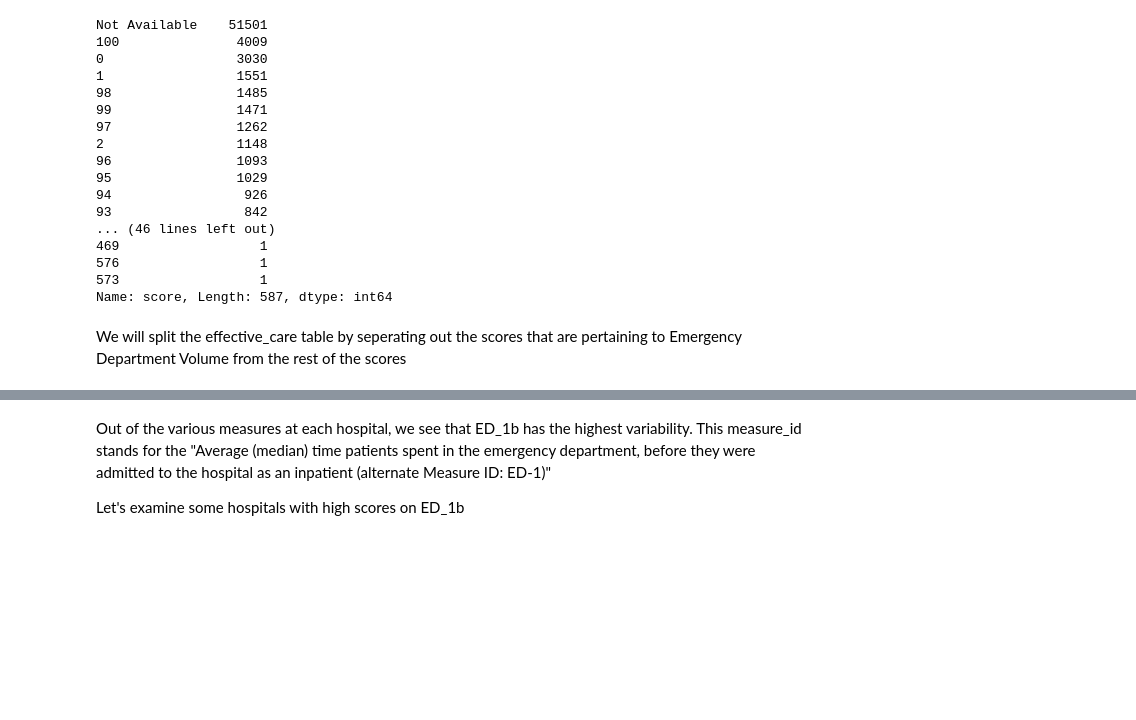
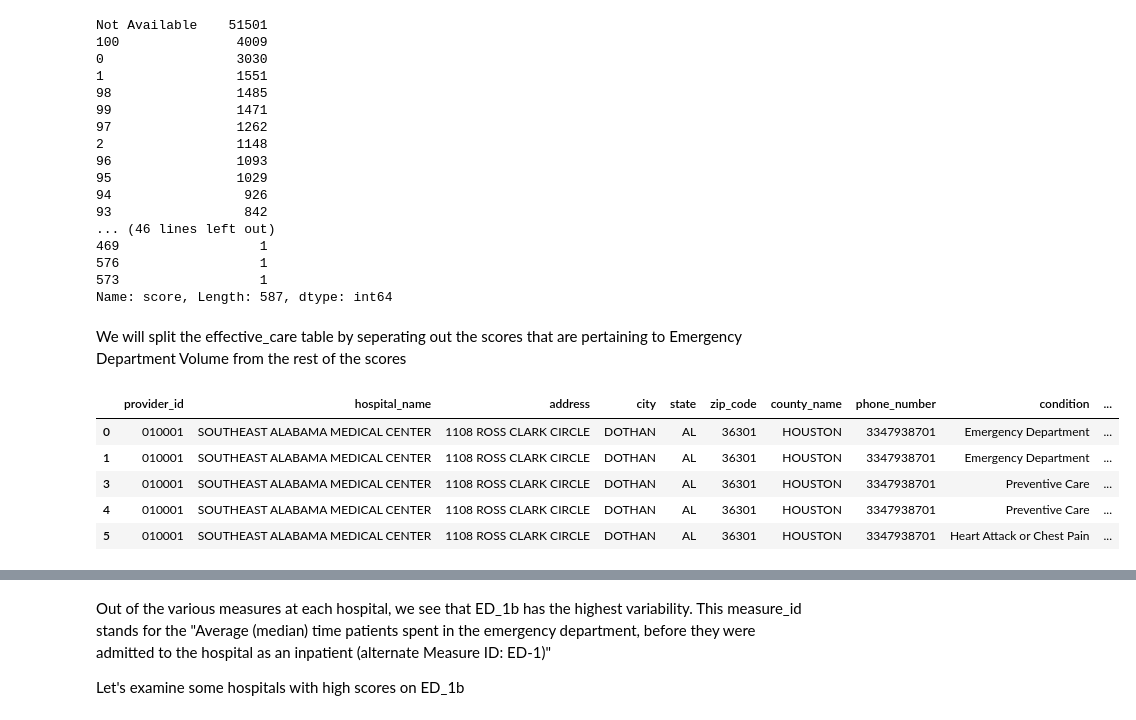
Before and after one commit to hxu23/w205_2017_fall, a Jupyter notebook: exercise_1/notebooks/exploratory_data_analysis.ipynb, the cells around one changed output, grey strips where cells are left out. Drawn from its saved outputs; the diff is of its cells as text; code cells hidden in the pictures; blank space fills up the shorter version.

```diff
--- a/exercise_1/notebooks/exploratory_data_analysis.ipynb
+++ b/exercise_1/notebooks/exploratory_data_analysis.ipynb
@@ -354 +353,10 @@ effective_care_regular.loc[:, 'score'] = pd.to_numeric(effective_care_regular.lo
+# %%
+effective_care_regular.head()
+# %% [output]
+|  | provider_id | hospital_name | address | city | state | zip_code | county_name | phone_number | condition | ... |
+| 0 | 010001 | SOUTHEAST ALABAMA MEDICAL CENTER | 1108 ROSS CLARK CIRCLE | DOTHAN | AL | 36301 | HOUSTON | 3347938701 | Emergency Department | ... |
+| 1 | 010001 | SOUTHEAST ALABAMA MEDICAL CENTER | 1108 ROSS CLARK CIRCLE | DOTHAN | AL | 36301 | HOUSTON | 3347938701 | Emergency Department | ... |
+| 3 | 010001 | SOUTHEAST ALABAMA MEDICAL CENTER | 1108 ROSS CLARK CIRCLE | DOTHAN | AL | 36301 | HOUSTON | 3347938701 | Preventive Care | ... |
+| 4 | 010001 | SOUTHEAST ALABAMA MEDICAL CENTER | 1108 ROSS CLARK CIRCLE | DOTHAN | AL | 36301 | HOUSTON | 3347938701 | Preventive Care | ... |
+| 5 | 010001 | SOUTHEAST ALABAMA MEDICAL CENTER | 1108 ROSS CLARK CIRCLE | DOTHAN | AL | 36301 | HOUSTON | 3347938701 | Heart Attack or Chest Pain | ... |
 # %%
```
Also changed, not shown: parts of 14 cells of this notebook.
